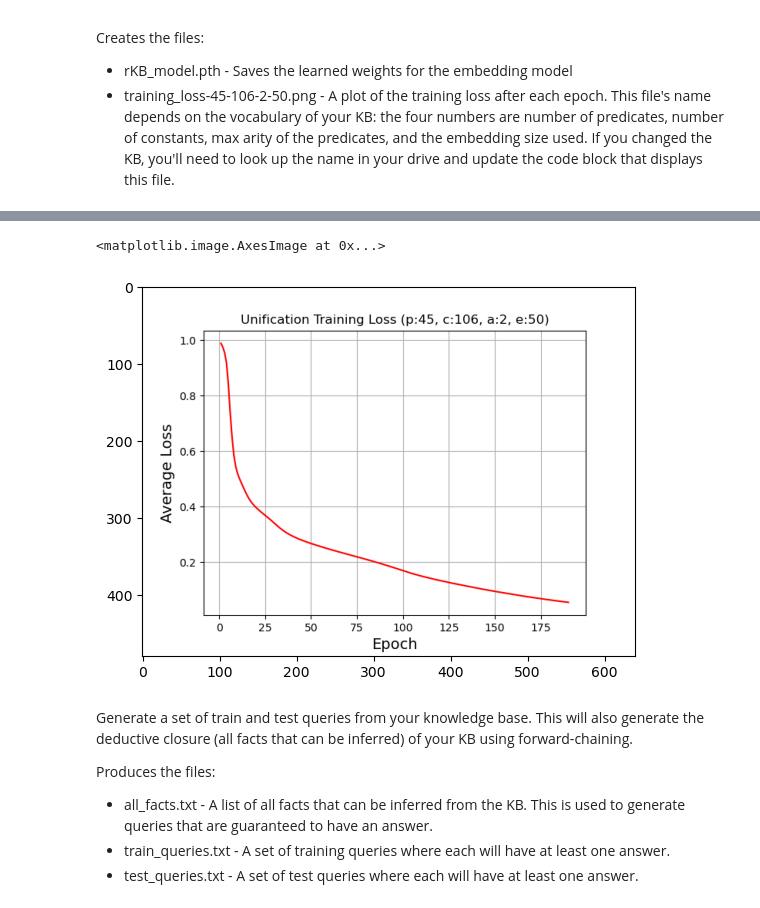
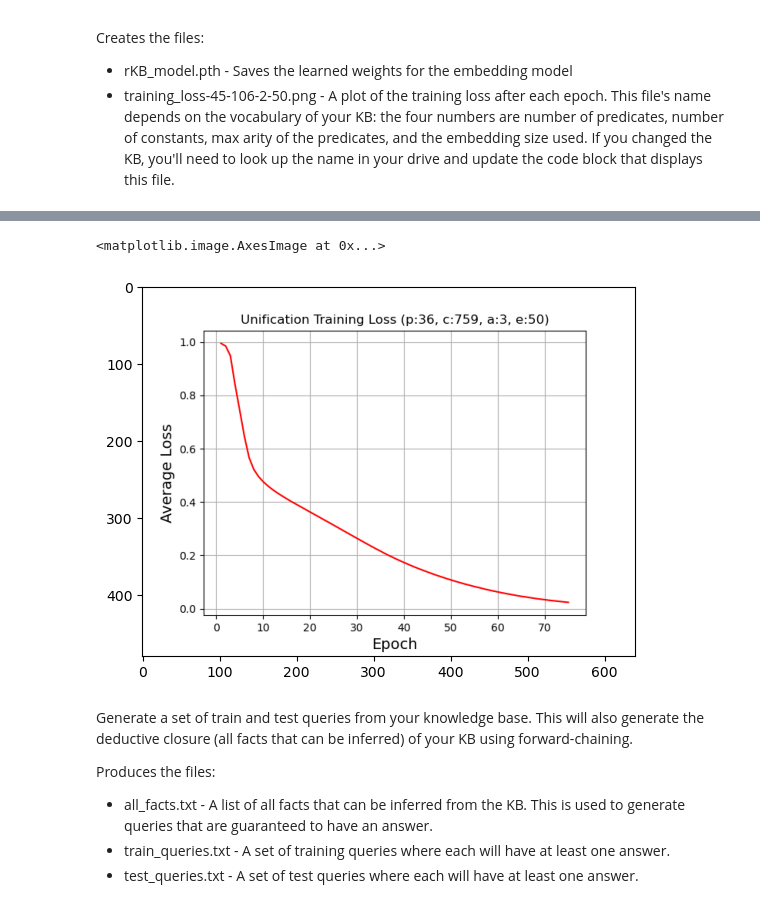
Before and after one commit to DerivedFunction01/cse327, a Jupyter notebook: CSE 327 P4.ipynb, the cells around one changed output, grey strips where cells are left out. Cells and saved outputs as stored; diff of their text form; code cells hidden in the pictures.

```diff
--- a/CSE 327 P4.ipynb
+++ b/CSE 327 P4.ipynb
@@ -87,9 +58,9 @@ unification model generated
 # %%
-img = plt.imread('training_loss-45-106-2-50.png')
+img = plt.imread('training_loss-36-759-3-50.png')
 plt. imshow(img)
 # %% [output]
 <matplotlib.image.AxesImage at 0x...>
-[figure, old version]
+[figure, new version]
 # %% [markdown]
 Generate a set of train and test queries from your knowledge base. This will also generate the deductive closure (all facts that can be inferred) of your KB using forward-chaining.
 
```
Also changed, not shown: parts of 10 cells of this notebook, 14 other files.
